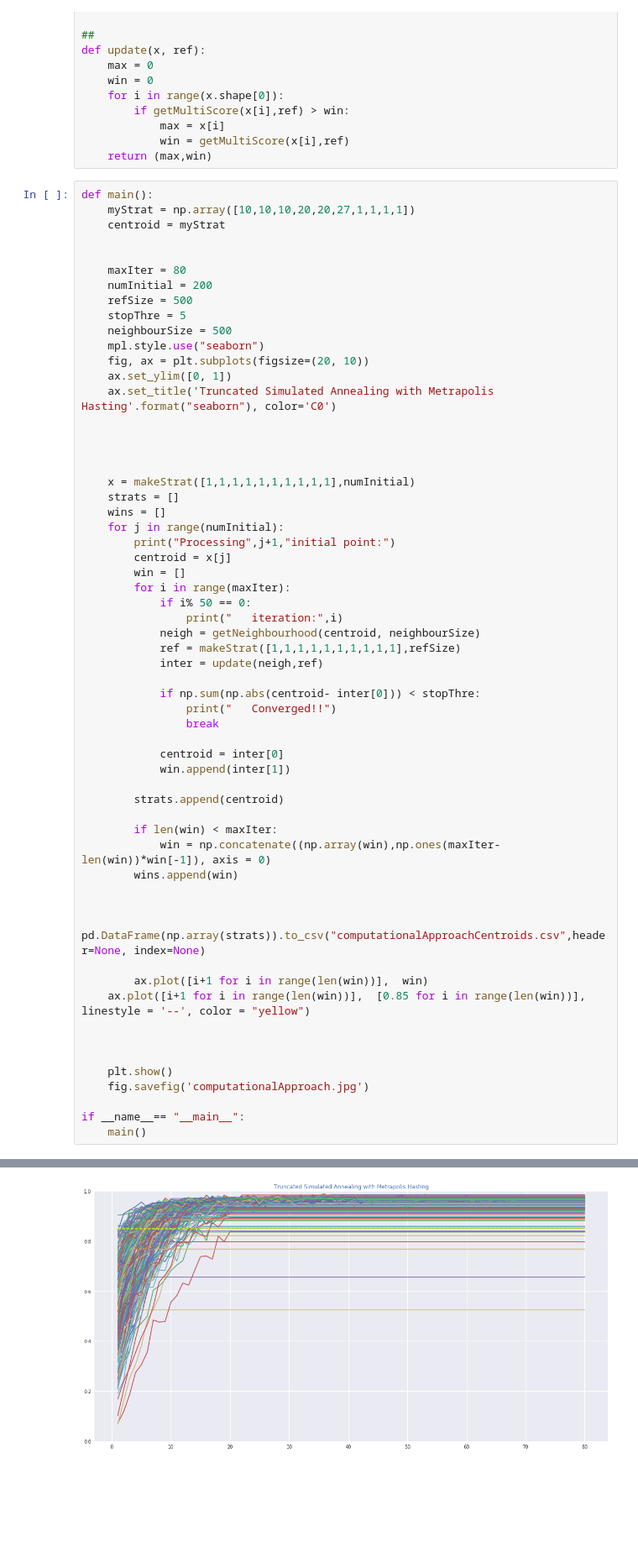
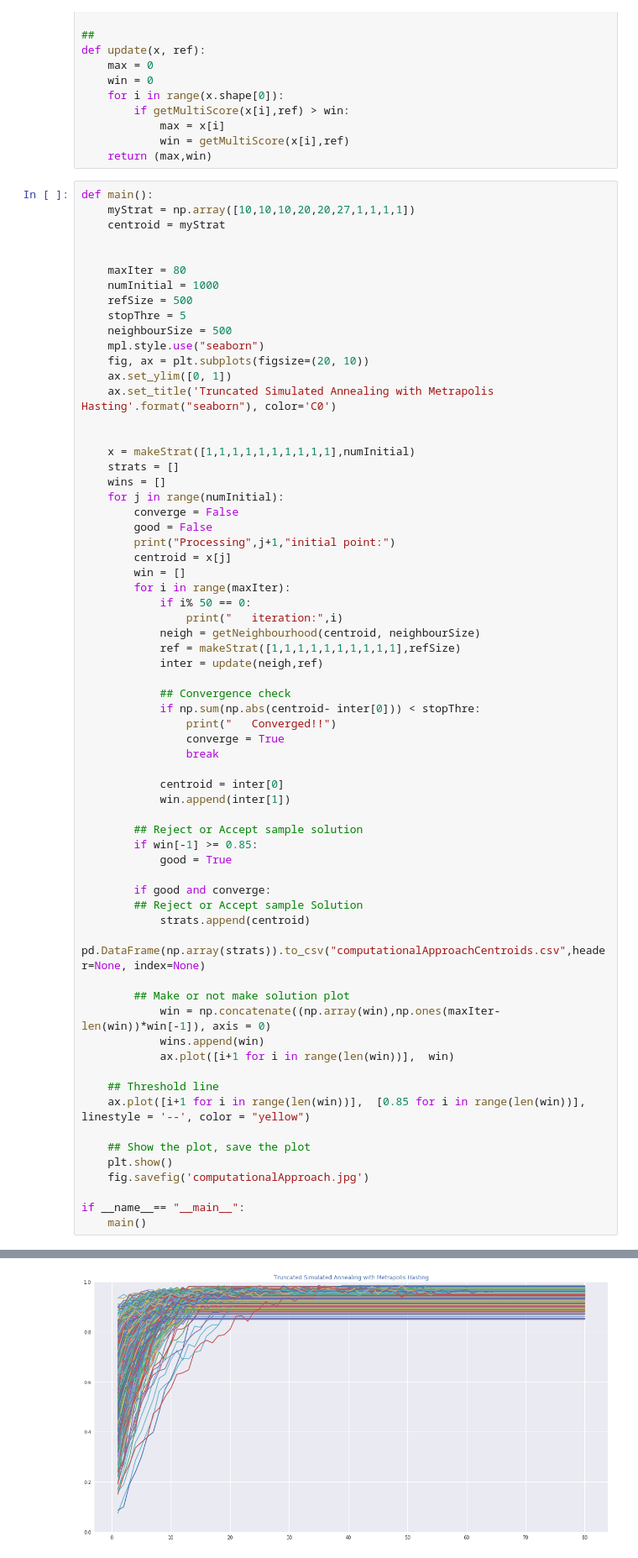
Before and after one commit to BobZiyangDing/Jane-Street-SEE-Blotto-2019, a Jupyter notebook: JS.ipynb, the cells around one changed output, grey strips where cells are left out. Shown at 84% size. Saved outputs shown, nothing was run; the diff lists cells and outputs as text; blank space fills up the shorter version.

```diff
--- a/JS.ipynb
+++ b/JS.ipynb
@@ -76,7 +76,7 @@ def main():
 
 
     maxIter = 80
-    numInitial = 200
+    numInitial = 1000
     refSize = 500
     stopThre = 5
     neighbourSize = 500
@@ -86,12 +86,12 @@ def main():
     ax.set_title('Truncated Simulated Annealing with Metrapolis Hasting'.format("seaborn"), color='C0')
 
 
-
-
     x = makeStrat([1,1,1,1,1,1,1,1,1,1],numInitial)
     strats = []
     wins = []
     for j in range(numInitial):
+        converge = False
+        good = False
         print("Processing",j+1,"initial point:")
         centroid = x[j]
         win = []
@@ -102,27 +102,33 @@ def main():
             ref = makeStrat([1,1,1,1,1,1,1,1,1,1],refSize)
             inter = update(neigh,ref)
 
+            ## Convergence check
             if np.sum(np.abs(centroid- inter[0])) < stopThre:
                 print("   Converged!!")
+                converge = True
                 break
 
             centroid = inter[0]
             win.append(inter[1])
 
-        strats.append(centroid)
+        ## Reject or Accept sample solution
+        if win[-1] >= 0.85:
+            good = True
 
-        if len(win) < maxIter:
+        if good and converge:
+        ## Reject or Accept sample Solution
+            strats.append(centroid)
+            pd.DataFrame(np.array(strats)).to_csv("computationalApproachCentroids.csv",header=None, index=None)
+
+        ## Make or not make solution plot
             win = np.concatenate((np.array(win),np.ones(maxIter-len(win))*win[-1]), axis = 0)
-        wins.append(win)
+            wins.append(win)
+            ax.plot([i+1 for i in range(len(win))],  win)
 
-
-        pd.DataFrame(np.array(strats)).to_csv("computationalApproachCentroids.csv",header=None, index=None)
-
-        ax.plot([i+1 for i in range(len(win))],  win)
+    ## Threshold line
     ax.plot([i+1 for i in range(len(win))],  [0.85 for i in range(len(win))], linestyle = '--', color = "yellow")
 
-
-
+    ## Show the plot, save the plot
     plt.show()
     fig.savefig('computationalApproach.jpg')
 
@@ -149 +156 @@ Processing 200 initial point:
-[figure, old version]
+[figure, new version]
```
Also changed, not shown: parts of 2 cells of this notebook, 1 other file.
